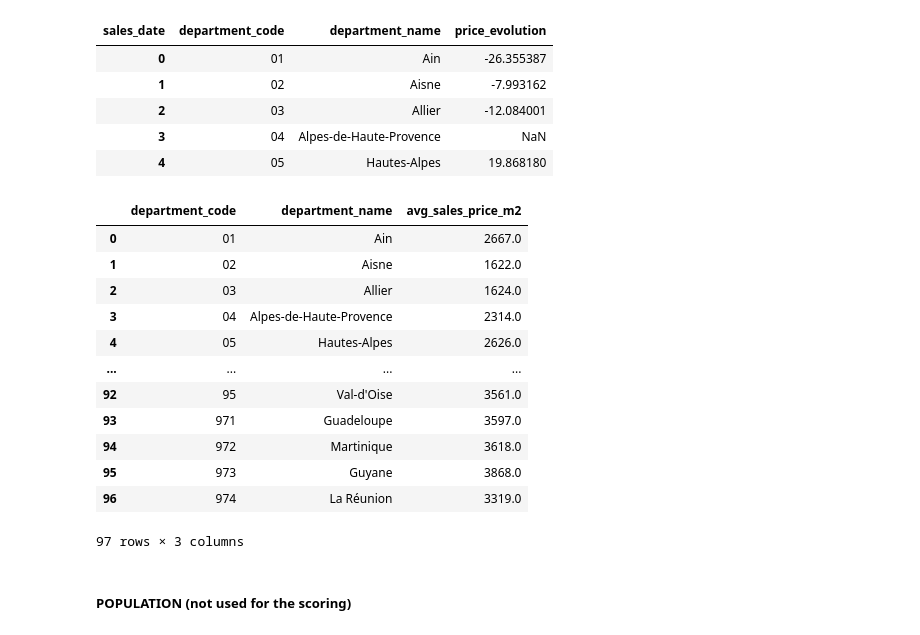
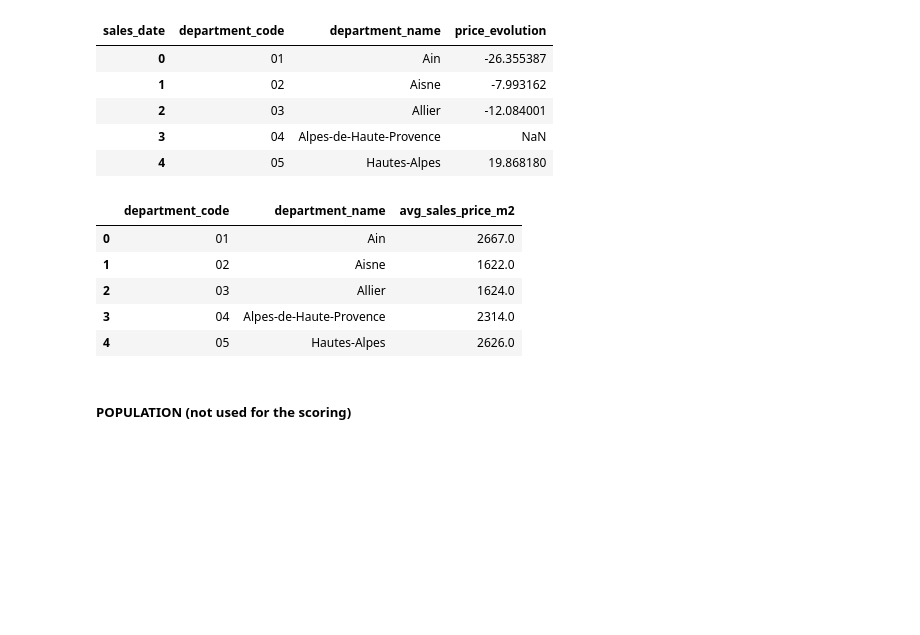
Before and after one commit to MChvtta/prello_scoring_system, a Jupyter notebook: notebooks/MC_Transformation.ipynb, the cells around one changed output. Drawn from its saved outputs; the diff is of its cells as text; code cells hidden in the pictures; blank space fills up the shorter version.

```diff
--- a/notebooks/MC_Transformation.ipynb
+++ b/notebooks/MC_Transformation.ipynb
@@ -282,24 +298,17 @@ price_evolution.head()
 # %%
 # Calculer le prix moyen au m² des ventes immobilières par département
 avg_price_per_m2_per_department = sales_dep_df.groupby(['department_code', 'department_name'])['sales_price_m2'].mean().reset_index()
 avg_price_per_m2_per_department.rename(columns={'sales_price_m2': 'avg_sales_price_m2'}, inplace=True)
 avg_price_per_m2_per_department['avg_sales_price_m2'] = avg_price_per_m2_per_department['avg_sales_price_m2'].round()
 
-avg_price_per_m2_per_department
+avg_price_per_m2_per_department.head()
 # %% [output]
 |  | department_code | department_name | avg_sales_price_m2 |
 | 0 | 01 | Ain | 2667.0 |
 | 1 | 02 | Aisne | 1622.0 |
 | 2 | 03 | Allier | 1624.0 |
 | 3 | 04 | Alpes-de-Haute-Provence | 2314.0 |
 | 4 | 05 | Hautes-Alpes | 2626.0 |
-| ... | ... | ... | ... |
-| 92 | 95 | Val-d'Oise | 3561.0 |
-| 93 | 971 | Guadeloupe | 3597.0 |
-| 94 | 972 | Martinique | 3618.0 |
-| 95 | 973 | Guyane | 3868.0 |
-| 96 | 974 | La Réunion | 3319.0 |
-97 rows × 3 columns
 # %% [markdown]
 ##### POPULATION (not used for the scoring)
 # %%
```
Also changed, not shown: parts of 3 cells of this notebook, 5 other files.
